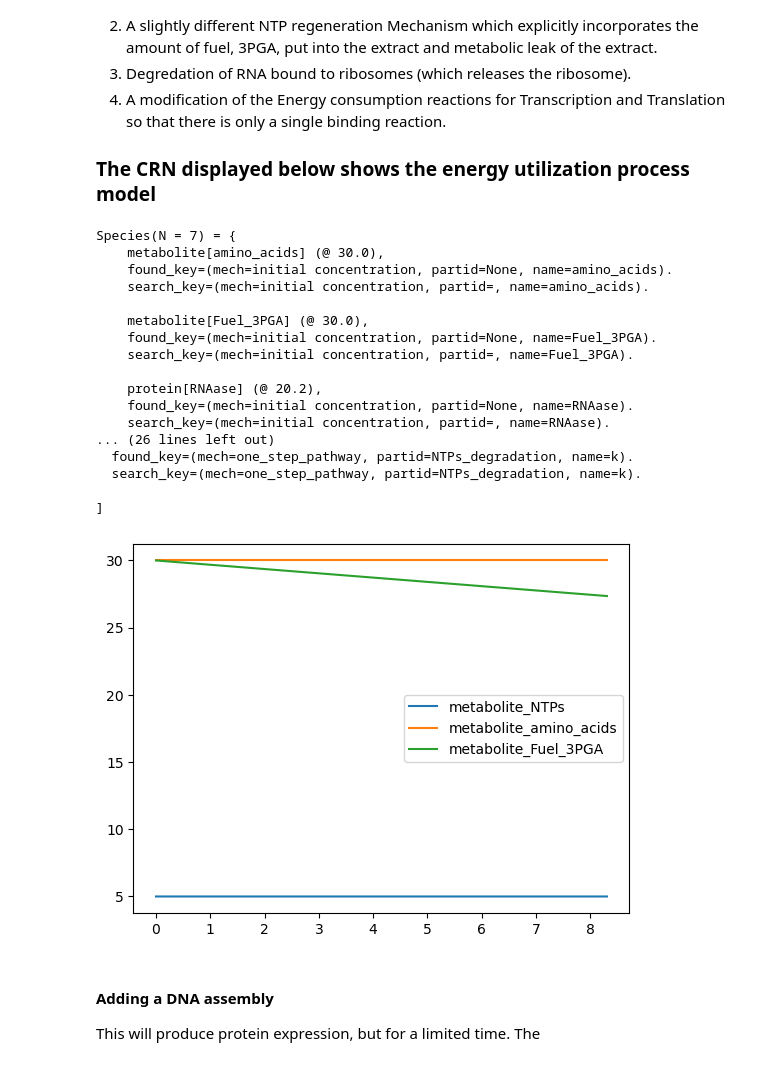
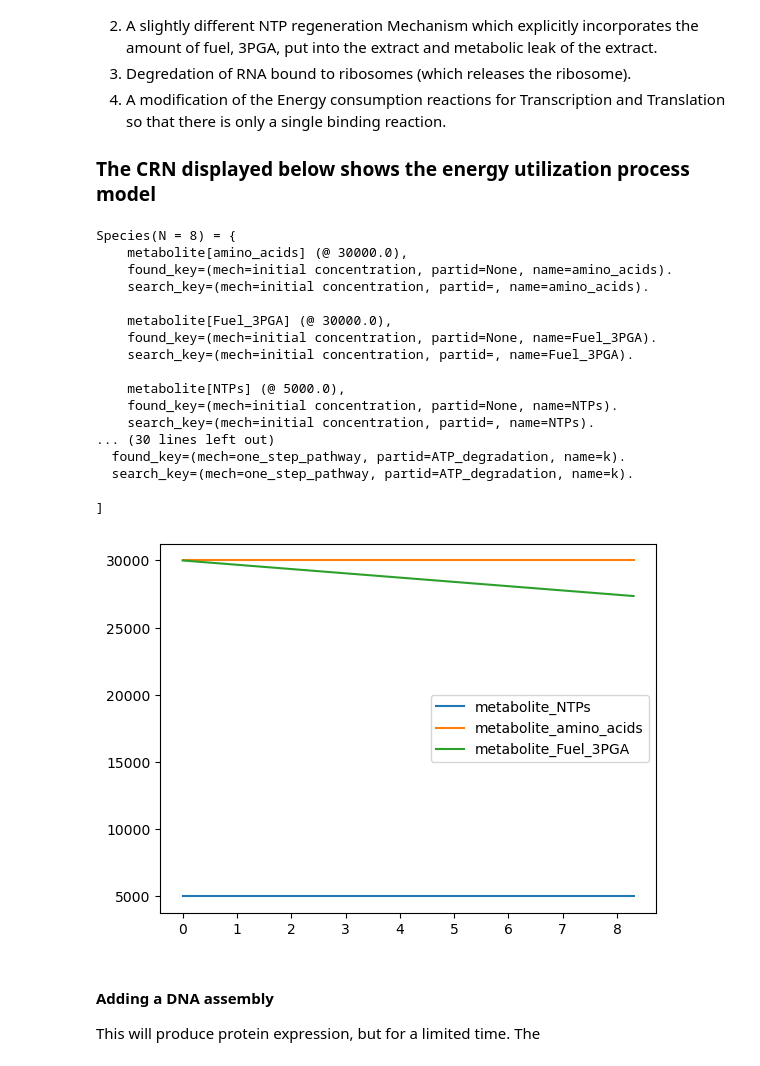
Before and after one commit to BuildACell/bioCRNpyler, a Jupyter notebook: examples/Specialized Tutorials/5. TX-TL Toolbox.ipynb, the cells around one changed output. Cells and saved outputs as stored; diff of their text form; code cells hidden in the pictures.

Commit message:
update default parameter files, including comments

```diff
--- a/examples/Specialized Tutorials/5. TX-TL Toolbox.ipynb
+++ b/examples/Specialized Tutorials/5. TX-TL Toolbox.ipynb
@@ -13,42 +13,42 @@ This tutorial shows how to use the EnergyTxTlExtract Mixture with a parameter fi
 # %%
 from biocrnpyler.mixtures import EnergyTxTlExtract
 #A = DNAassembly("A", promoter = "P", rbs = "rbs")
-E = EnergyTxTlExtract(parameter_file = "txtl_toolbox_parameters.txt")
+E = EnergyTxTlExtract(parameter_file = 'mixtures/extract_parameters.tsv')
 CRN = E.compile_crn()
 print(CRN.pretty_print())
 try:
     import numpy as np
     maxtime = 30000
     timepoints = np.arange(0, maxtime, 100)
     R = CRN.simulate_with_bioscrape_via_sbml(timepoints)
     if R is not None:
         import pylab as plt
         plt.plot(timepoints, R[str(E.ntps.get_species())], label = E.ntps.get_species())
         plt.plot(timepoints, R[str(E.amino_acids.get_species())], label = E.amino_acids.get_species())
         plt.plot(timepoints, R[str(E.fuel.get_species())], label = E.fuel.get_species())
         plt.xticks(np.arange(0, maxtime, 3600), [str(i) for i in range(0, int(np.ceil(maxtime/3600)))])
         plt.legend()
 except ModuleNotFoundError:
     print('please install the plotting libraries: pip install biocrnpyler[all]')
 # %% [output]
-Species(N = 7) = {
-    metabolite[amino_acids] (@ 30.0),
+Species(N = 8) = {
+    metabolite[amino_acids] (@ 30000.0),
     found_key=(mech=initial concentration, partid=None, name=amino_acids).
     search_key=(mech=initial concentration, partid=, name=amino_acids).
 
-    metabolite[Fuel_3PGA] (@ 30.0),
+    metabolite[Fuel_3PGA] (@ 30000.0),
     found_key=(mech=initial concentration, partid=None, name=Fuel_3PGA).
     search_key=(mech=initial concentration, partid=, name=Fuel_3PGA).
 
-    protein[RNAase] (@ 20.2),
-    found_key=(mech=initial concentration, partid=None, name=RNAase).
-    search_key=(mech=initial concentration, partid=, name=RNAase).
-... (26 lines left out)
-  found_key=(mech=one_step_pathway, partid=NTPs_degradation, name=k).
-  search_key=(mech=one_step_pathway, partid=NTPs_degradation, name=k).
+    metabolite[NTPs] (@ 5000.0),
+    found_key=(mech=initial concentration, partid=None, name=NTPs).
+    search_key=(mech=initial concentration, partid=, name=NTPs).
+... (30 lines left out)
+  found_key=(mech=one_step_pathway, partid=ATP_degradation, name=k).
+  search_key=(mech=one_step_pathway, partid=ATP_degradation, name=k).
 
 ]
-[figure, old version]
+[figure, new version]
 # %% [markdown]
 #### Adding a DNA assembly
 This will produce protein expression, but for a limited time. The
```
Also changed, not shown: parts of 2 cells of this notebook, 9 other files.
